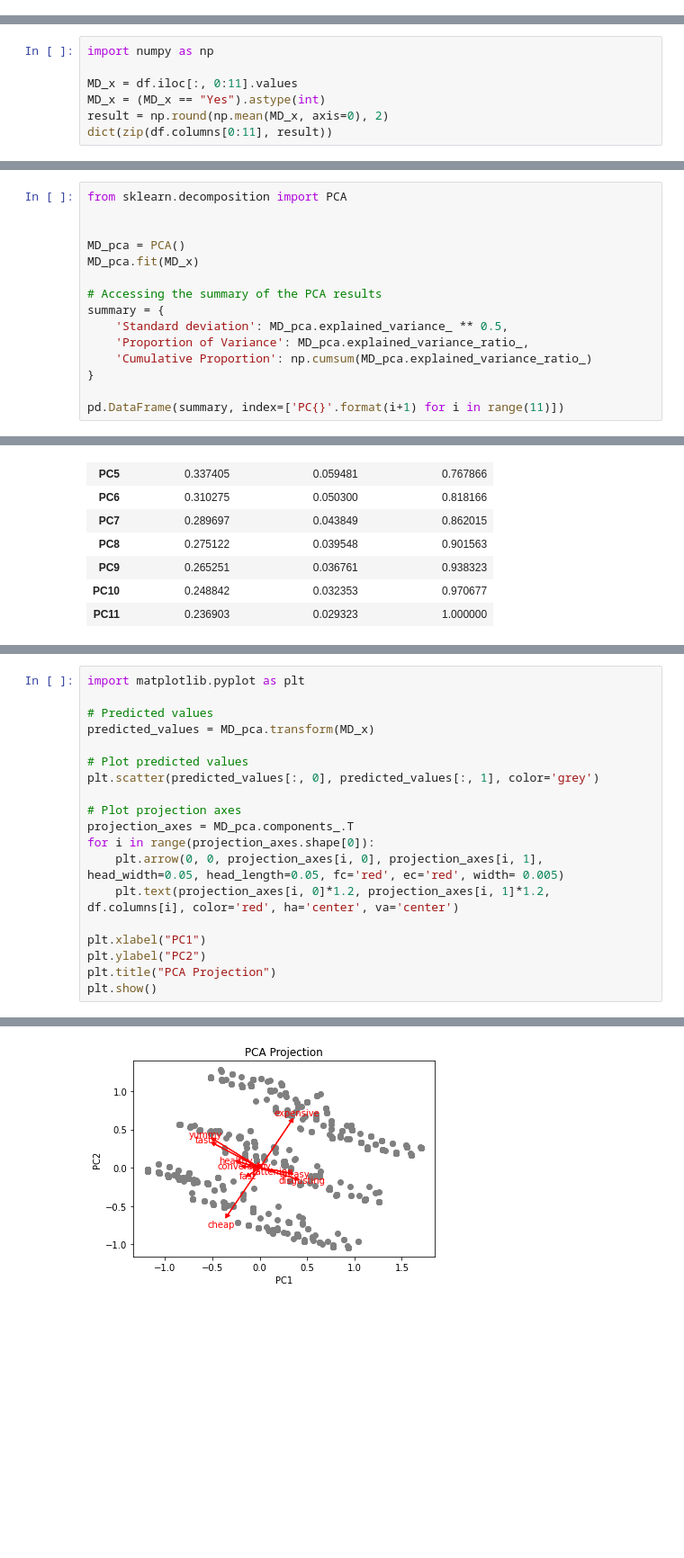
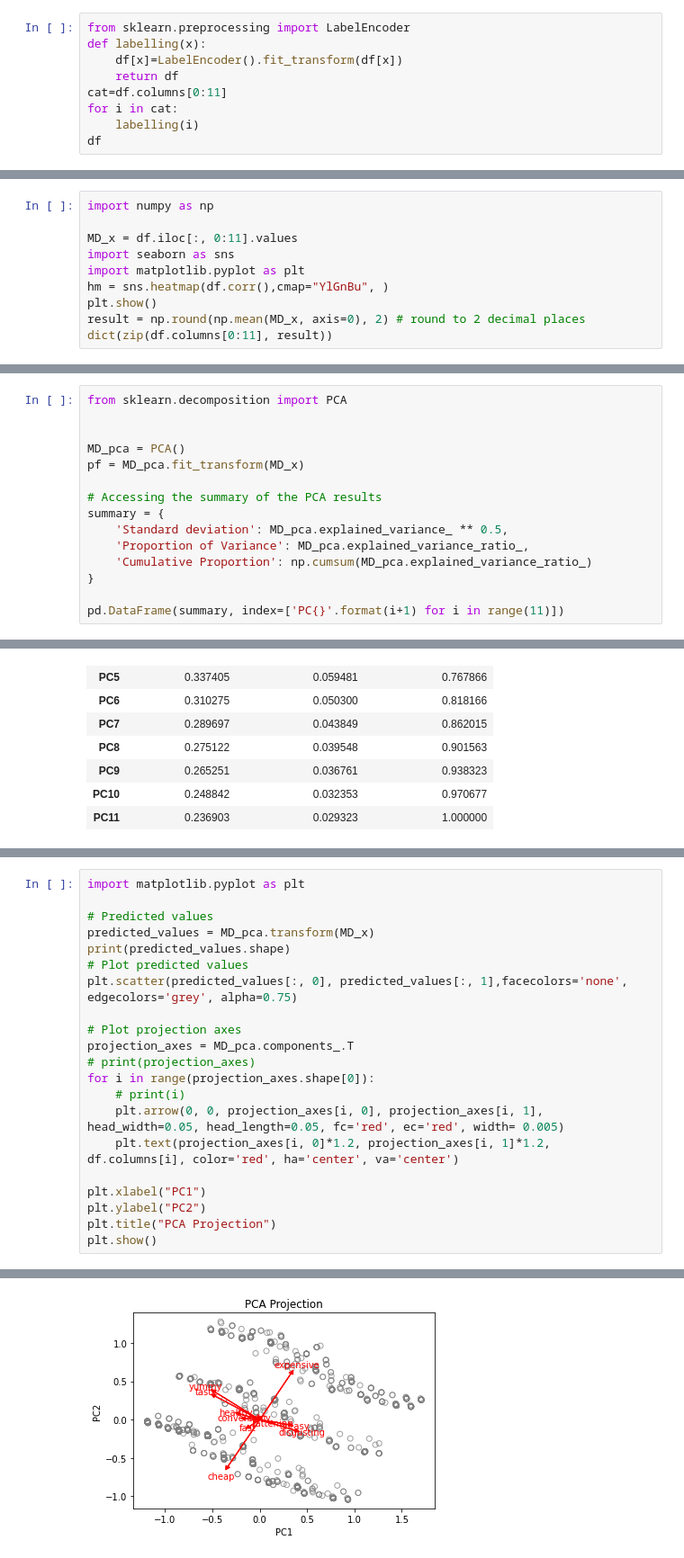
Before and after one commit to Bhatnagar621/McDCaseStudy, a Jupyter notebook: mcdonalds_CaseStudy.ipynb, the cells around one changed output, grey strips where cells are left out. Shown at 90% size. Saved outputs shown, nothing was run; the diff lists cells and outputs as text; blank space fills up the shorter version.

```diff
--- a/mcdonalds_CaseStudy.ipynb
+++ b/mcdonalds_CaseStudy.ipynb
@@ -22,0 +21,9 @@ df.head()
+# %%
+from sklearn.preprocessing import LabelEncoder
+def labelling(x):
+    df[x]=LabelEncoder().fit_transform(df[x])
+    return df
+cat=df.columns[0:11]
+for i in cat:
+    labelling(i)
+df
@@ -24,7 +45,10 @@ df.head()
 import numpy as np
 
 MD_x = df.iloc[:, 0:11].values
-MD_x = (MD_x == "Yes").astype(int)
-result = np.round(np.mean(MD_x, axis=0), 2)
+import seaborn as sns
+import matplotlib.pyplot as plt
+hm = sns.heatmap(df.corr(),cmap="YlGnBu", )
+plt.show()
+result = np.round(np.mean(MD_x, axis=0), 2) # round to 2 decimal places
 dict(zip(df.columns[0:11], result))
 # %% [output]
@@ -44,7 +69,7 @@ from sklearn.decomposition import PCA
 
 
 MD_pca = PCA()
-MD_pca.fit(MD_x)
+pf = MD_pca.fit_transform(MD_x)
 
 # Accessing the summary of the PCA results
 summary = {
@@ -72,13 +119,15 @@ import matplotlib.pyplot as plt
 
 # Predicted values
 predicted_values = MD_pca.transform(MD_x)
-
+print(predicted_values.shape)
 # Plot predicted values
-plt.scatter(predicted_values[:, 0], predicted_values[:, 1], color='grey')
+plt.scatter(predicted_values[:, 0], predicted_values[:, 1],facecolors='none', edgecolors='grey', alpha=0.75)
 
 # Plot projection axes
 projection_axes = MD_pca.components_.T
+# print(projection_axes)
 for i in range(projection_axes.shape[0]):
+    # print(i)
     plt.arrow(0, 0, projection_axes[i, 0], projection_axes[i, 1], head_width=0.05, head_length=0.05, fc='red', ec='red', width= 0.005)
     plt.text(projection_axes[i, 0]*1.2, projection_axes[i, 1]*1.2, df.columns[i], color='red', ha='center', va='center')
 
@@ -90 +140 @@ plt.show()
-[figure, old version]
+[figure, new version]
```
Also changed, not shown: parts of 13 cells of this notebook, 1 other file.
